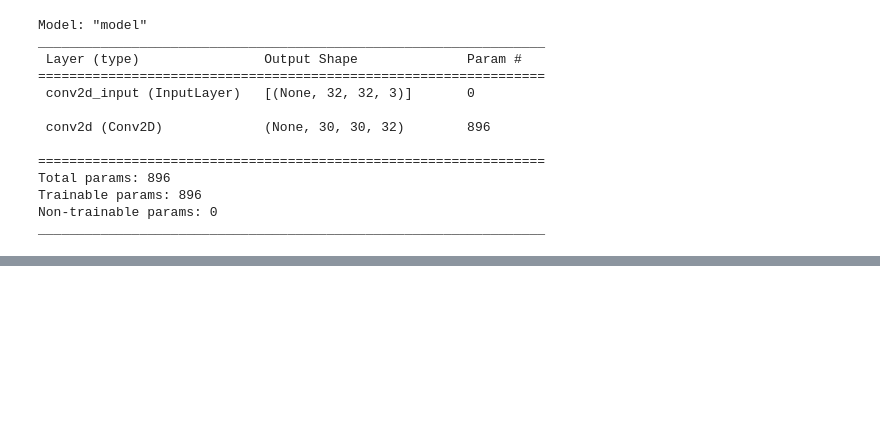
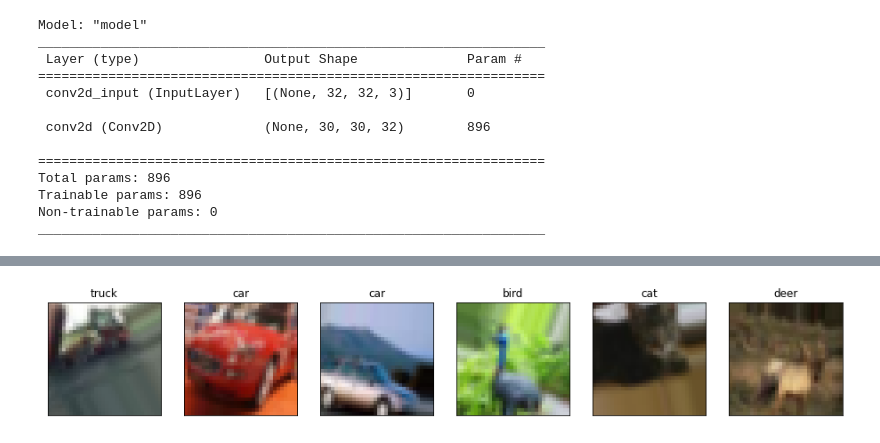
Before and after one commit to leekyuyoung4/ml0719, a Jupyter notebook: 0928.자연영상인식/자연영상인식II_모델_재사용.ipynb, the cells around one changed output, grey strips where cells are left out. Drawn from its saved outputs; the diff is of its cells as text; code cells hidden in the pictures; blank space fills up the shorter version.

```diff
--- a/0928.자연영상인식/자연영상인식II_모델_재사용.ipynb
+++ b/0928.자연영상인식/자연영상인식II_모델_재사용.ipynb
@@ -168,0 +196,2 @@ freature_map = m.predict(x_test)
+# %%
+xx_train, yy_train = x_train[:12], y_train[:12]
@@ -168,0 +210,15 @@ freature_map = m.predict(x_test)
+# %%
+generator = ImageDataGenerator(rotation_range=30.0,width_shift_range=0.2,height_shift_range=0.2,horizontal_flip=True)
+# %%
+gen = generator.flow(xx_train,yy_train,batch_size=6)
+# %%
+cls_name = ['plane', 'car', 'bird', 'cat','deer', 'dog', 'frog', 'horse', 'ship', 'truck']
+img, label =  gen.next() # 함수를 호출할때마다 Batch_size 매개변수가 지정한 수 만큼 영상 생성
+plt.figure(figsize=(16,3))
+for i in range(6):
+  plt.subplot(1,6,i+1)
+  plt.imshow(img[i])
+  plt.xticks([]); plt.yticks([])
+  plt.title( cls_name[np.argmax(label[i])]  )
+# %% [output]
+[figure, added]
```
Also changed, not shown: parts of 15 cells of this notebook.
